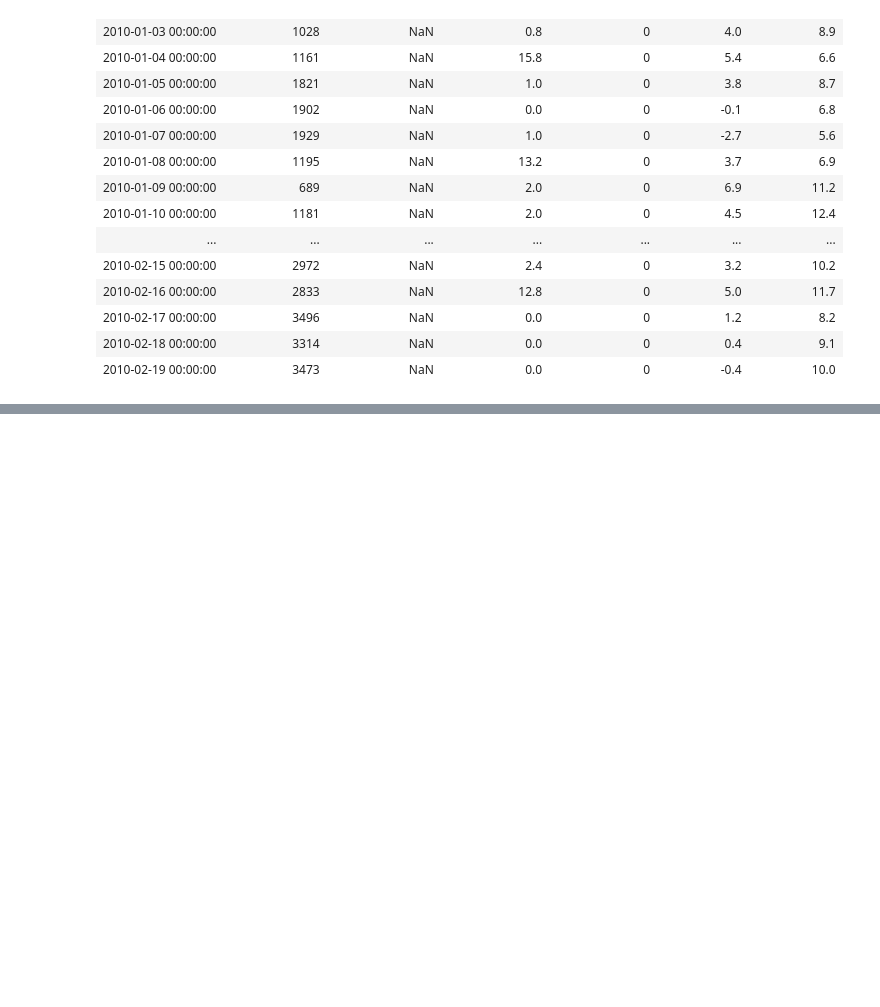
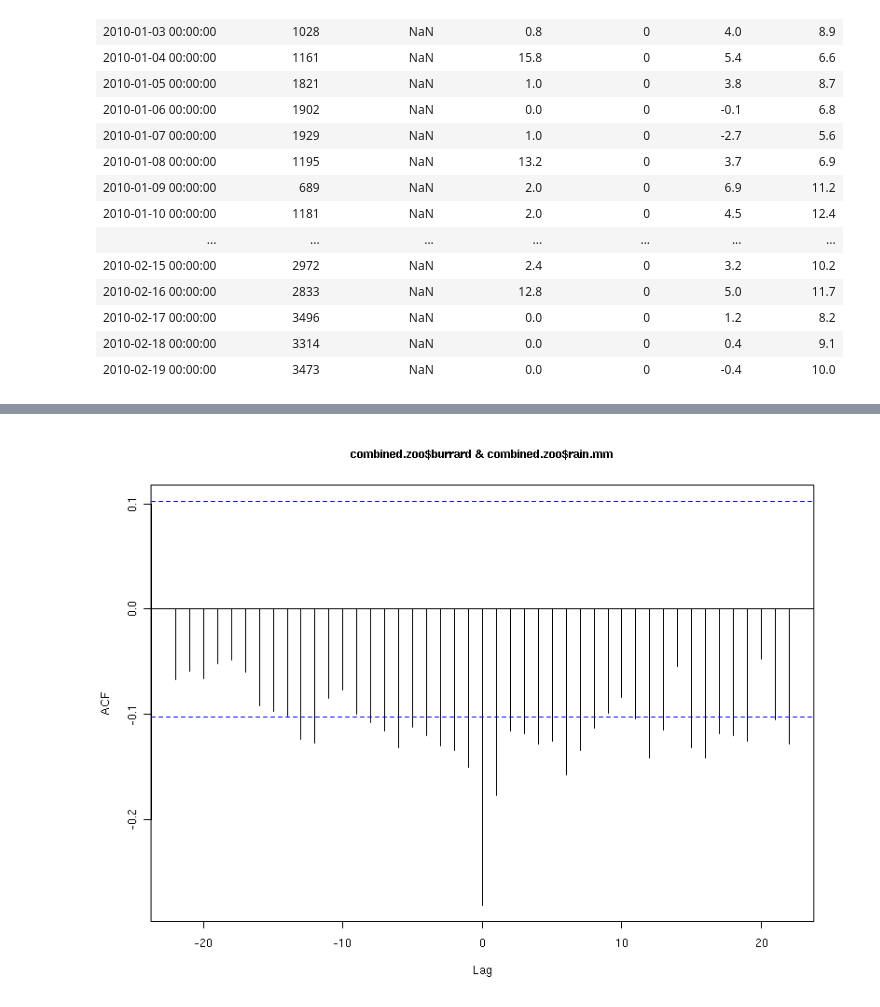
Before and after one commit to tavisrudd/r_python_meetup_apri2012, a Jupyter notebook: demo.ipynb, the cells around one changed output, grey strips where cells are left out. Saved outputs shown, nothing was run; the diff lists cells and outputs as text; code cells hidden in the pictures; blank space fills up the shorter version.

```diff
--- a/demo.ipynb
+++ b/demo.ipynb
@@ -249,0 +260,4 @@ stacked.unstack()[:50]
+# %%
+Image(filename="ccf_rain.png")
+# %% [output]
+[figure, added]
```
Also changed, not shown: parts of 9 cells of this notebook, 12 other files.
